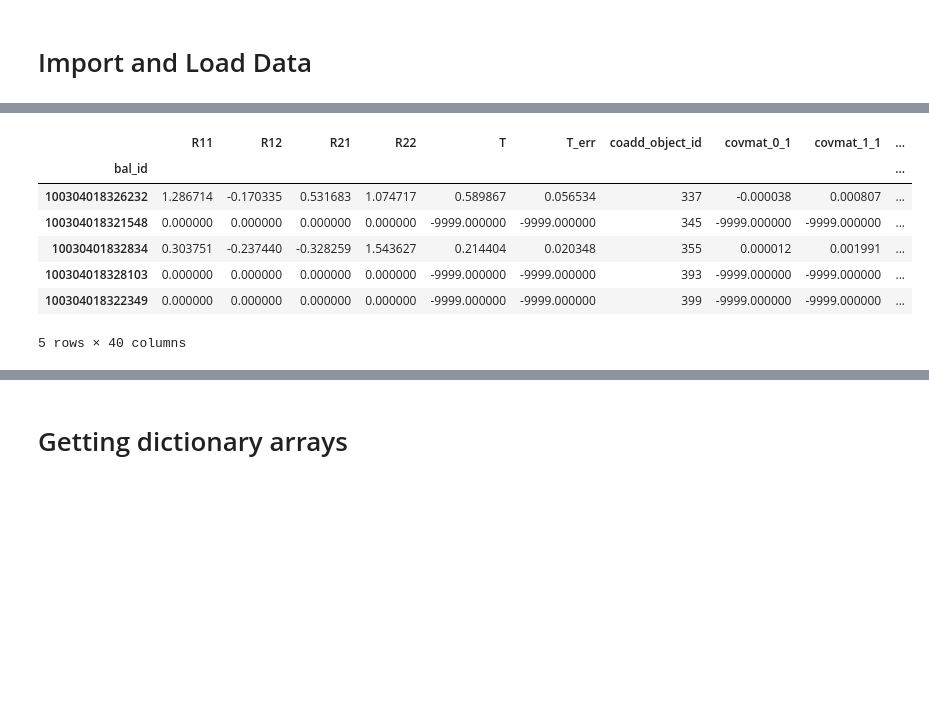
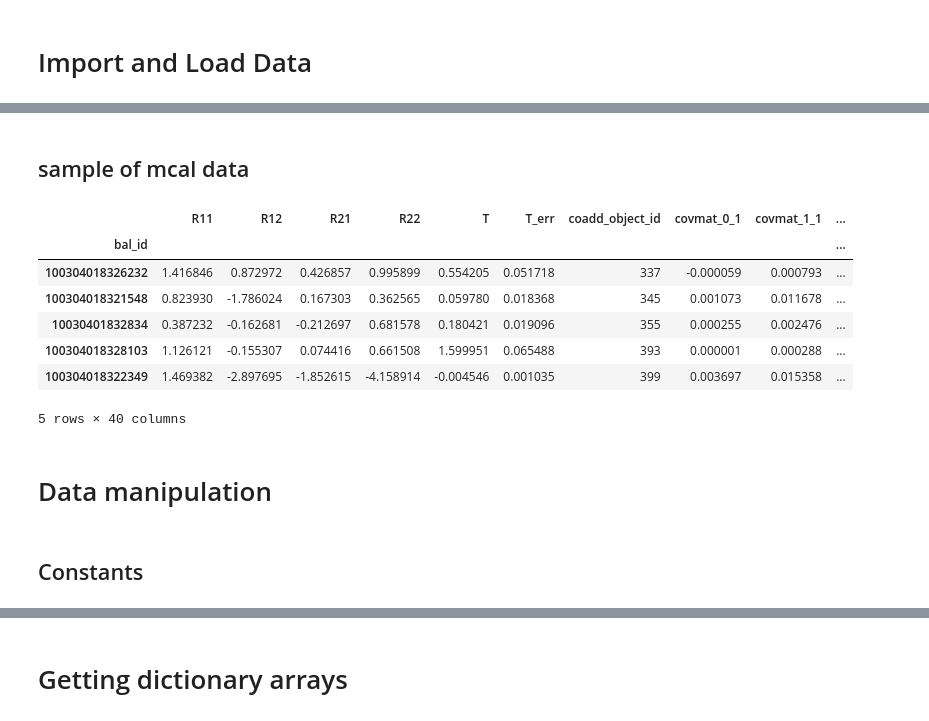
Before and after one commit to aa-12323/balrog_mcal, a Jupyter notebook: lib/balrog_mcal.ipynb, the cells around one changed output, grey strips where cells are left out. Saved outputs shown, nothing was run; the diff lists cells and outputs as text; code cells hidden in the pictures; blank space fills up the shorter version.

```diff
--- a/lib/balrog_mcal.ipynb
+++ b/lib/balrog_mcal.ipynb
@@ -41,17 +51,17 @@ def load_mcal():
     return (mcal_list)
+# %%
+## function to convert
+def get_df_list(mcal_list):
+    mcal_df_list =[]
+    for catalog in mcal_list:
+        local_df=pd.DataFrame()
+        for key in catalog.keys():
+            local_df[key]=np.array(catalog[key][:]).byteswap().newbyteorder()
+        if 'bal_id' in local_df.keys():
+            local_df.set_index('bal_id',inplace=True,verify_integrity=True)
+        mcal_df_list.append(local_df)
+    return(mcal_df_list)
 # %%
 photdf=load_true()
-# %%
-def get_df_list(mcal_list):
-    mcal_df_list =[]
-    for catalog in mcal_list:
-        local_df=pd.DataFrame()
-        for key in catalog.keys():
-            local_df[key]=np.array(catalog[key][:]).byteswap().newbyteorder()
-        if 'bal_id' in local_df.keys():
-            local_df.set_index('bal_id',inplace=True)
-            print ("got it")
-        mcal_df_list.append(local_df)
-    return(mcal_df_list)
 # %%
 mcal_df_list=get_df_list(load_mcal())
@@ -107,11 +112,13 @@ Length: 117, dtype: object
+# %% [markdown]
+## sample of mcal data
 # %%
-mcal_df_list[4].head()
+mcal_df_list[3].head()
 # %% [output]
 |  | R11 | R12 | R21 | R22 | T | T_err | coadd_object_id | covmat_0_1 | covmat_1_1 | ... |
 | bal_id |  |  |  |  |  |  |  |  |  | ... |
-| 100304018326232 | 1.286714 | -0.170335 | 0.531683 | 1.074717 | 0.589867 | 0.056534 | 337 | -0.000038 | 0.000807 | ... |
-| 100304018321548 | 0.000000 | 0.000000 | 0.000000 | 0.000000 | -9999.000000 | -9999.000000 | 345 | -9999.000000 | -9999.000000 | ... |
-| 10030401832834 | 0.303751 | -0.237440 | -0.328259 | 1.543627 | 0.214404 | 0.020348 | 355 | 0.000012 | 0.001991 | ... |
-| 100304018328103 | 0.000000 | 0.000000 | 0.000000 | 0.000000 | -9999.000000 | -9999.000000 | 393 | -9999.000000 | -9999.000000 | ... |
-| 100304018322349 | 0.000000 | 0.000000 | 0.000000 | 0.000000 | -9999.000000 | -9999.000000 | 399 | -9999.000000 | -9999.000000 | ... |
+| 100304018326232 | 1.416846 | 0.872972 | 0.426857 | 0.995899 | 0.554205 | 0.051718 | 337 | -0.000059 | 0.000793 | ... |
+| 100304018321548 | 0.823930 | -1.786024 | 0.167303 | 0.362565 | 0.059780 | 0.018368 | 345 | 0.001073 | 0.011678 | ... |
+| 10030401832834 | 0.387232 | -0.162681 | -0.212697 | 0.681578 | 0.180421 | 0.019096 | 355 | 0.000255 | 0.002476 | ... |
+| 100304018328103 | 1.126121 | -0.155307 | 0.074416 | 0.661508 | 1.599951 | 0.065488 | 393 | 0.000001 | 0.000288 | ... |
+| 100304018322349 | 1.469382 | -2.897695 | -1.852615 | -4.158914 | -0.004546 | 0.001035 | 399 | 0.003697 | 0.015358 | ... |
 5 rows × 40 columns
@@ -130,3 +125,7 @@ mcal_df_list[4].head()
+# %% [markdown]
+# Data manipulation
+# %% [markdown]
+## Constants
 # %%
 SNR_CUT = 10
 SIZE_RATIO_CUT = 0.5
```
Also changed, not shown: parts of 32 cells of this notebook.
